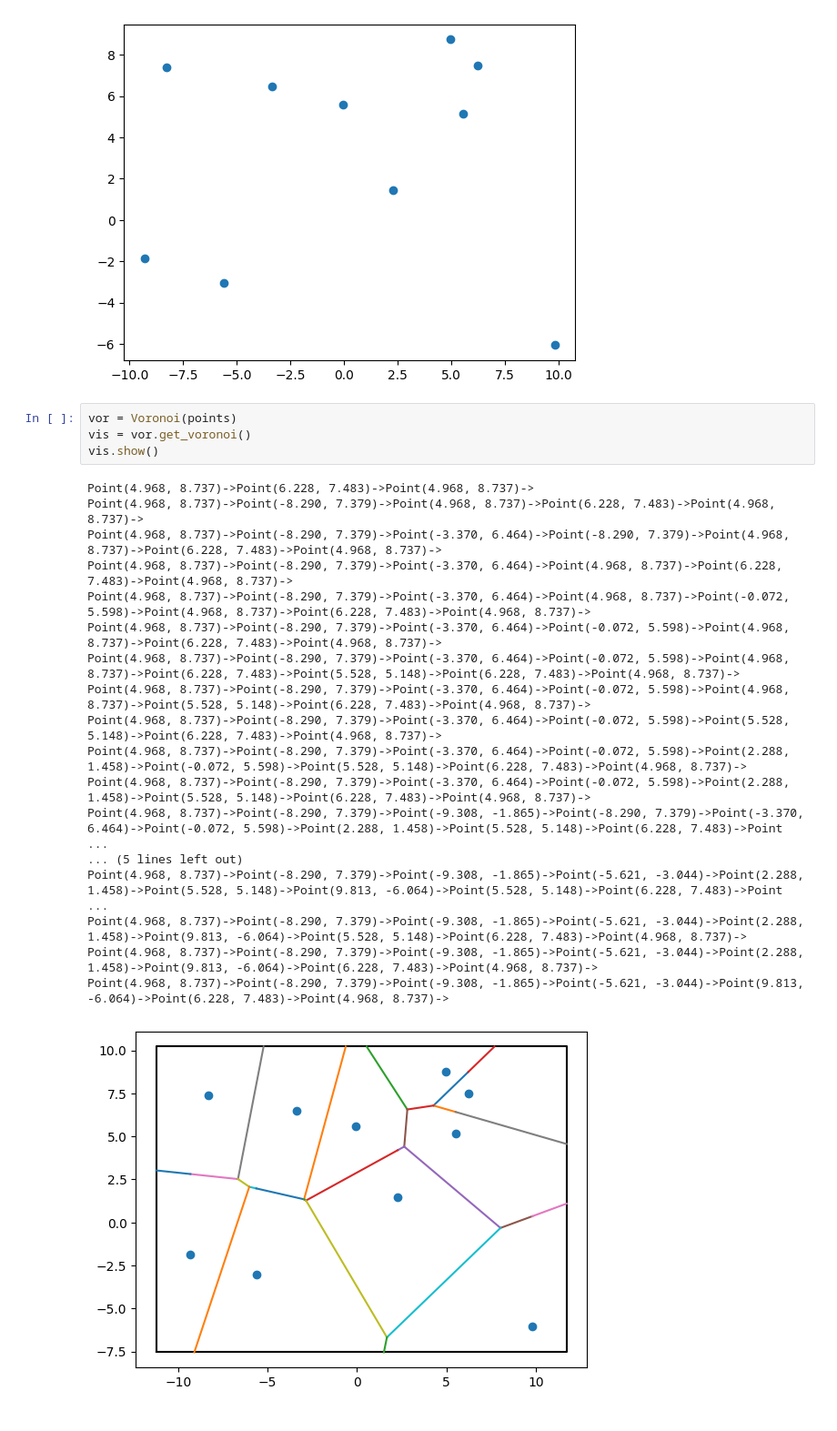
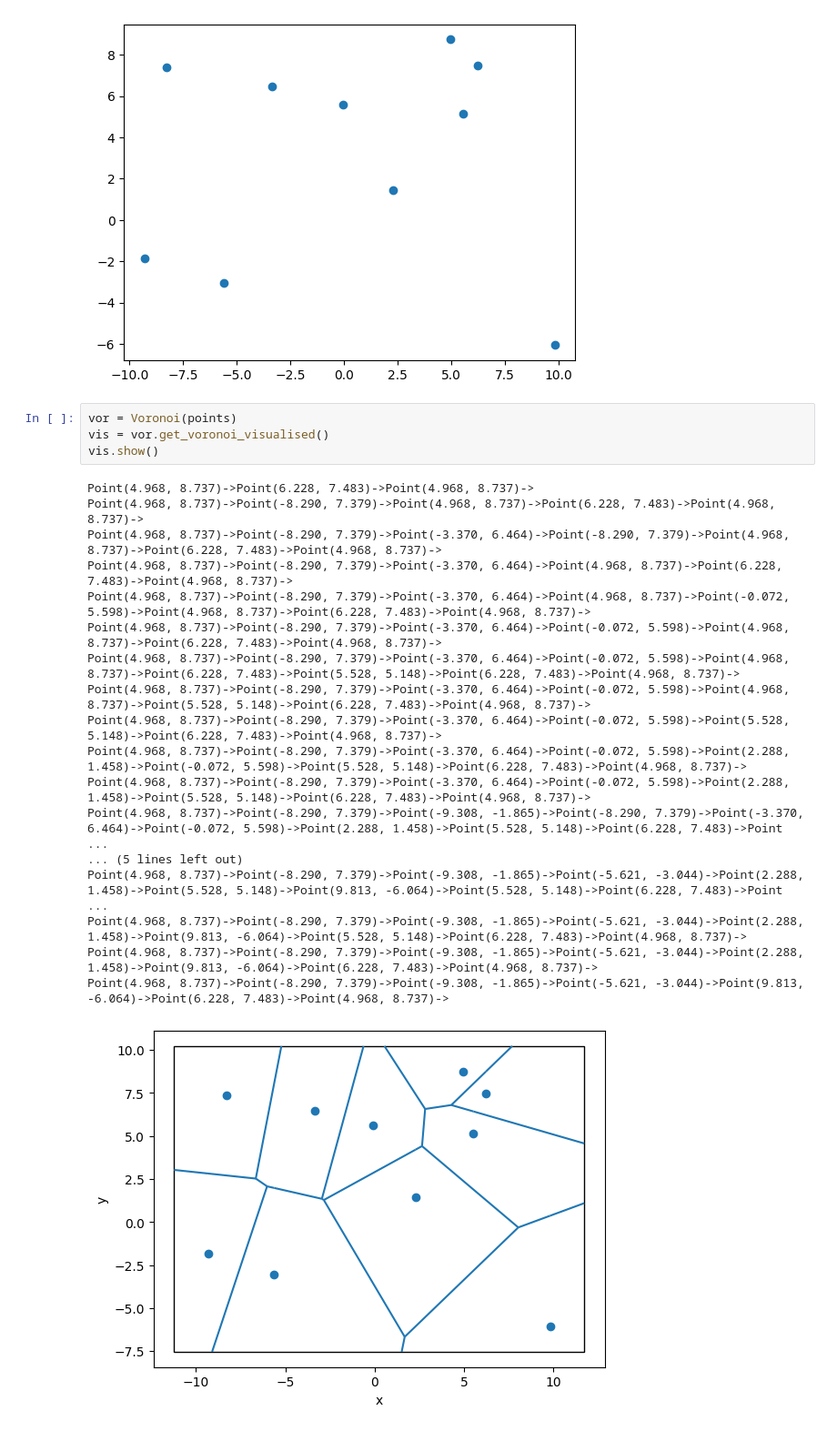
Before and after one commit to ReptilianEye/Voronoi-Diagram, a Jupyter notebook: test.ipynb, the cells around one changed output. Shown at 91% size. Saved outputs shown, nothing was run; the diff lists cells and outputs as text.

Commit message:
adding visualizer

```diff
--- a/test.ipynb
+++ b/test.ipynb
@@ -155,24 +155,24 @@ plt.scatter(*zip(*points))
 [figure]
 # %%
 vor = Voronoi(points)
-vis = vor.get_voronoi()
+vis = vor.get_voronoi_visualised()
 vis.show()
 # %% [output]
 Point(4.968, 8.737)->Point(6.228, 7.483)->Point(4.968, 8.737)->
 Point(4.968, 8.737)->Point(-8.290, 7.379)->Point(4.968, 8.737)->Point(6.228, 7.483)->Point(4.968, 8.737)->
 Point(4.968, 8.737)->Point(-8.290, 7.379)->Point(-3.370, 6.464)->Point(-8.290, 7.379)->Point(4.968, 8.737)->Point(6.228, 7.483)->Point(4.968, 8.737)->
 Point(4.968, 8.737)->Point(-8.290, 7.379)->Point(-3.370, 6.464)->Point(4.968, 8.737)->Point(6.228, 7.483)->Point(4.968, 8.737)->
 Point(4.968, 8.737)->Point(-8.290, 7.379)->Point(-3.370, 6.464)->Point(4.968, 8.737)->Point(-0.072, 5.598)->Point(4.968, 8.737)->Point(6.228, 7.483)->Point(4.968, 8.737)->
 Point(4.968, 8.737)->Point(-8.290, 7.379)->Point(-3.370, 6.464)->Point(-0.072, 5.598)->Point(4.968, 8.737)->Point(6.228, 7.483)->Point(4.968, 8.737)->
 Point(4.968, 8.737)->Point(-8.290, 7.379)->Point(-3.370, 6.464)->Point(-0.072, 5.598)->Point(4.968, 8.737)->Point(6.228, 7.483)->Point(5.528, 5.148)->Point(6.228, 7.483)->Point(4.968, 8.737)->
 Point(4.968, 8.737)->Point(-8.290, 7.379)->Point(-3.370, 6.464)->Point(-0.072, 5.598)->Point(4.968, 8.737)->Point(5.528, 5.148)->Point(6.228, 7.483)->Point(4.968, 8.737)->
 Point(4.968, 8.737)->Point(-8.290, 7.379)->Point(-3.370, 6.464)->Point(-0.072, 5.598)->Point(5.528, 5.148)->Point(6.228, 7.483)->Point(4.968, 8.737)->
 Point(4.968, 8.737)->Point(-8.290, 7.379)->Point(-3.370, 6.464)->Point(-0.072, 5.598)->Point(2.288, 1.458)->Point(-0.072, 5.598)->Point(5.528, 5.148)->Point(6.228, 7.483)->Point(4.968, 8.737)->
 Point(4.968, 8.737)->Point(-8.290, 7.379)->Point(-3.370, 6.464)->Point(-0.072, 5.598)->Point(2.288, 1.458)->Point(5.528, 5.148)->Point(6.228, 7.483)->Point(4.968, 8.737)->
 Point(4.968, 8.737)->Point(-8.290, 7.379)->Point(-9.308, -1.865)->Point(-8.290, 7.379)->Point(-3.370, 6.464)->Point(-0.072, 5.598)->Point(2.288, 1.458)->Point(5.528, 5.148)->Point(6.228, 7.483)->Point ...
 ... (5 lines left out)
 Point(4.968, 8.737)->Point(-8.290, 7.379)->Point(-9.308, -1.865)->Point(-5.621, -3.044)->Point(2.288, 1.458)->Point(5.528, 5.148)->Point(9.813, -6.064)->Point(5.528, 5.148)->Point(6.228, 7.483)->Point ...
 Point(4.968, 8.737)->Point(-8.290, 7.379)->Point(-9.308, -1.865)->Point(-5.621, -3.044)->Point(2.288, 1.458)->Point(9.813, -6.064)->Point(5.528, 5.148)->Point(6.228, 7.483)->Point(4.968, 8.737)->
 Point(4.968, 8.737)->Point(-8.290, 7.379)->Point(-9.308, -1.865)->Point(-5.621, -3.044)->Point(2.288, 1.458)->Point(9.813, -6.064)->Point(6.228, 7.483)->Point(4.968, 8.737)->
 Point(4.968, 8.737)->Point(-8.290, 7.379)->Point(-9.308, -1.865)->Point(-5.621, -3.044)->Point(9.813, -6.064)->Point(6.228, 7.483)->Point(4.968, 8.737)->
-[figure, old version]
+[figure, new version]
```
Also changed, not shown: parts of 8 cells of this notebook, 15 other files.
